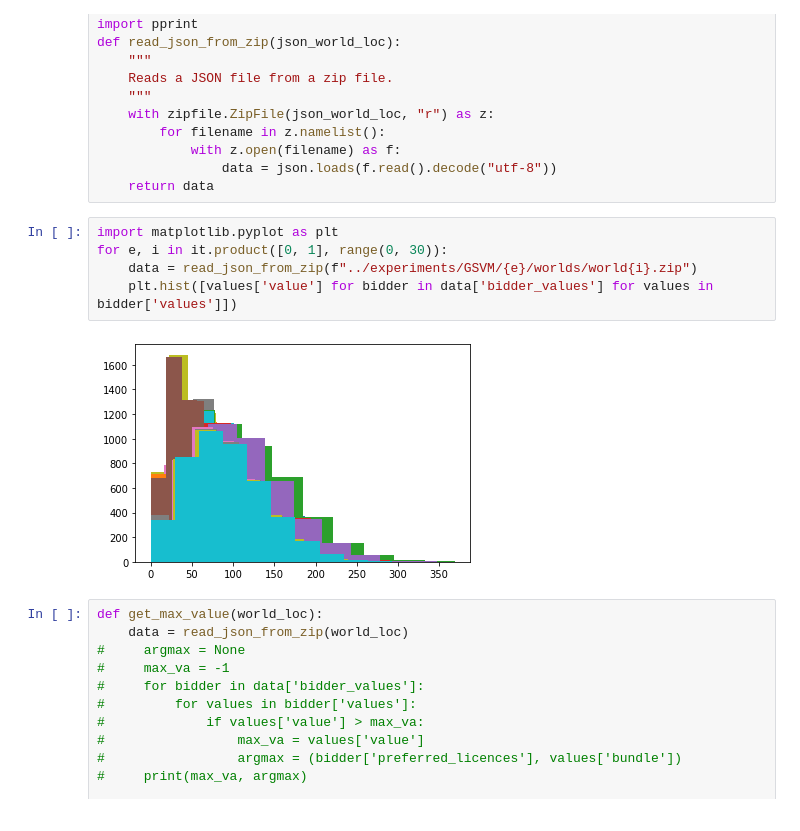
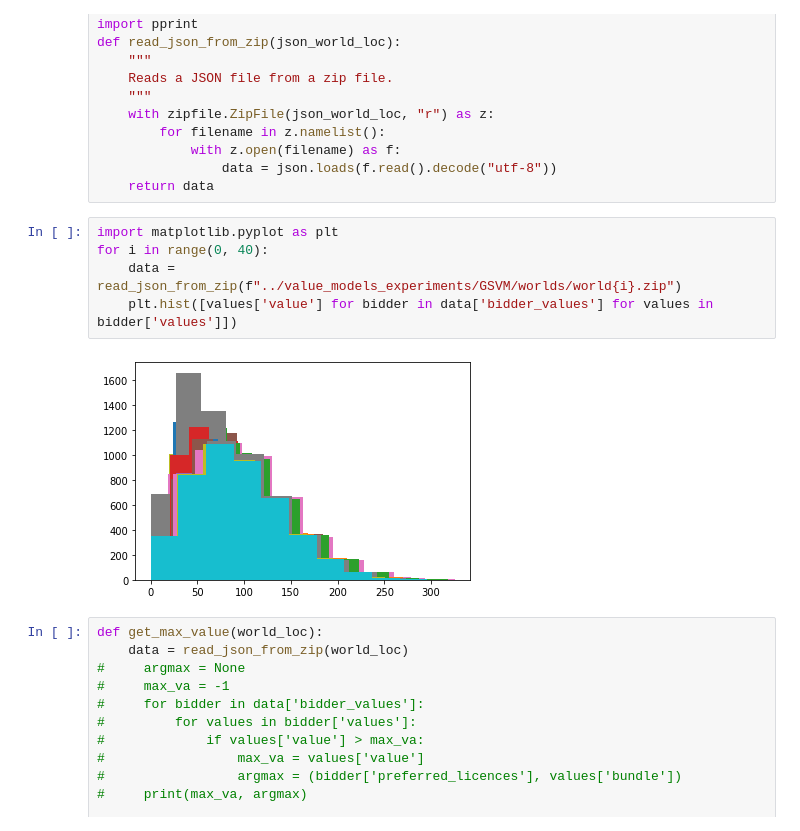
Before and after one commit to eareyan/competitive_equilibria, a Jupyter notebook: notebooks/Value Models Exploration.ipynb, the cells around one changed output. Cells and saved outputs as stored; diff of their text form.

```diff
--- a/notebooks/Value Models Exploration.ipynb
+++ b/notebooks/Value Models Exploration.ipynb
@@ -15,11 +15,11 @@ def read_json_from_zip(json_world_loc):
     return data
 # %%
 import matplotlib.pyplot as plt
-for e, i in it.product([0, 1], range(0, 30)):
-    data = read_json_from_zip(f"../experiments/GSVM/{e}/worlds/world{i}.zip")
+for i in range(0, 40):
+    data = read_json_from_zip(f"../value_models_experiments/GSVM/worlds/world{i}.zip")
     plt.hist([values['value'] for bidder in data['bidder_values'] for values in bidder['values']])
 # %% [output]
-[figure, old version]
+[figure, new version]
 # %%
 def get_max_value(world_loc):
     data = read_json_from_zip(world_loc)
```
Also changed, not shown: parts of 3 cells of this notebook, 7 other files.
